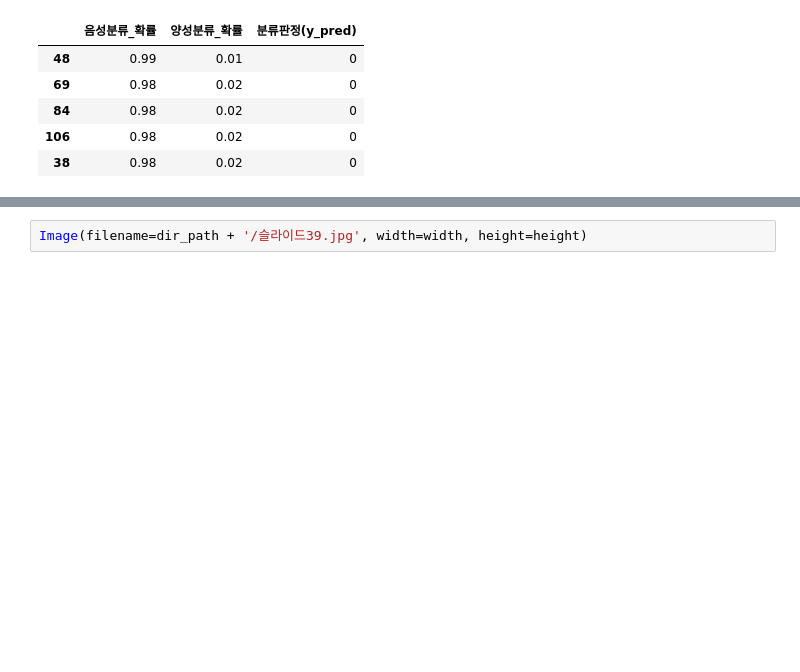
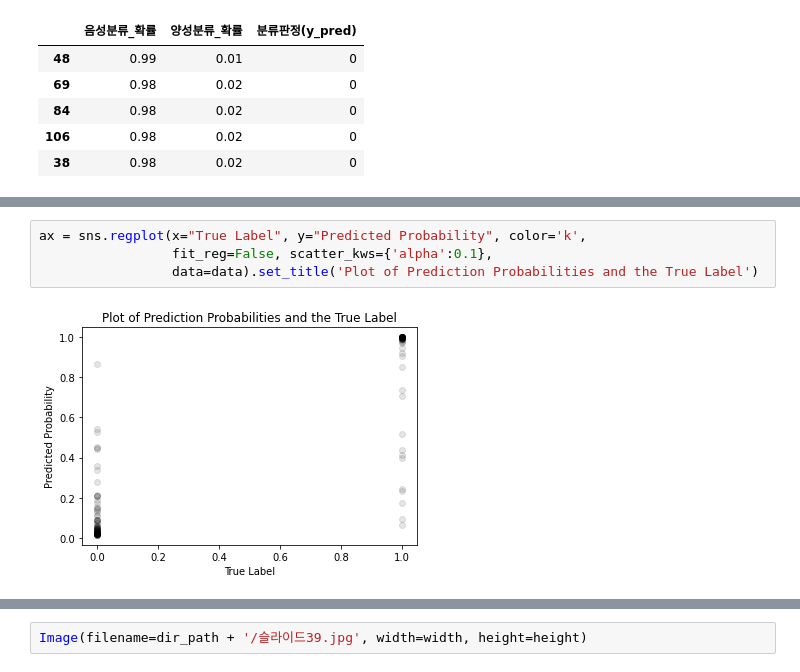
Before and after one commit to ancestor9/aSSIST, a Jupyter notebook: 03_model evaluation.ipynb, the cells around one changed output, grey strips where cells are left out. Cells and saved outputs as stored; diff of their text form; blank space fills up the shorter version.

```diff
--- a/03_model evaluation.ipynb
+++ b/03_model evaluation.ipynb
@@ -349,0 +398,6 @@ weighted avg       0.92      0.92      0.91       143
+# %%
+ax = sns.regplot(x="True Label", y="Predicted Probability", color='k',
+                 fit_reg=False, scatter_kws={'alpha':0.1},
+                 data=data).set_title('Plot of Prediction Probabilities and the True Label')
+# %% [output]
+[figure, added]
```
Also changed, not shown: parts of 17 cells of this notebook.
